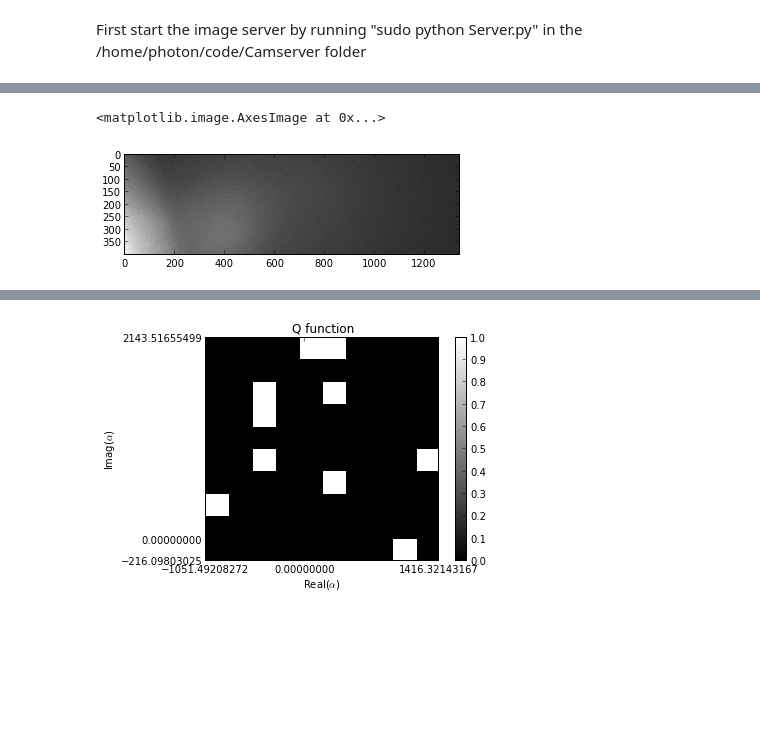
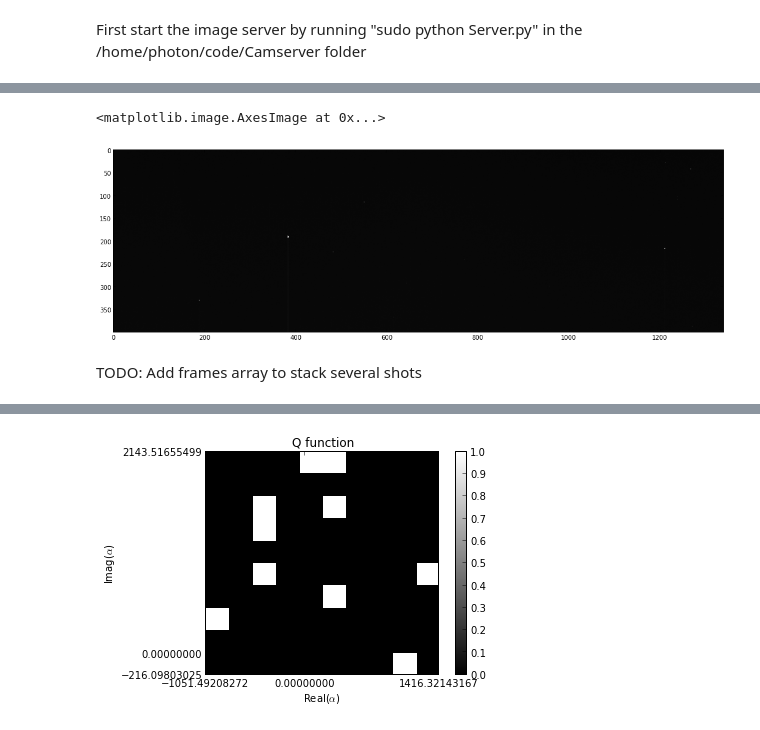
Before and after one commit to DawesLab/CCDimage, a Jupyter notebook: CCDimage-capture with qfunc and consolidated cells.ipynb, the cells around one changed output, grey strips where cells are left out. Cells and saved outputs as stored; diff of their text form; code cells hidden in the pictures; blank space fills up the shorter version.

Commit message:
added client/server code to image acquisition side of things

```diff
--- a/CCDimage-capture with qfunc and consolidated cells.ipynb
+++ b/CCDimage-capture with qfunc and consolidated cells.ipynb
@@ -22,7 +26,7 @@ def recv_array(socket, flags=0, copy=False, track=False):
     md = socket.recv_json(flags=flags)
     msg = socket.recv(flags=flags, copy=copy, track=track)
     buf = buffer(msg)
-    A = numpy.frombuffer(buf, dtype=md['dtype'])
+    A = frombuffer(buf, dtype=md['dtype'])
     return A.reshape(md['shape'])
 # %%
 REQUEST_TIMEOUT = 2500
@@ -58,2 +68,4 @@ if socks.get(client) == zmq.POLLIN:
+# %%
+pylab.rcParams['figure.figsize'] = (18.0, 8.0)
 # %%
 imshow(data_array)
@@ -60,22 +75,11 @@ imshow(data_array)
-# %%
-#Set user parameters
-frames = 10 #number of frames taken
-mmc.setExposure(30) #in ms
-
-#---------------------------------------------------------------
-
-#Automated capture process
-im = []
-for f in range (0, frames):
-
-    mmc.snapImage()
-    im.append(mmc.getImage())
-
-#Display one of the captured images
-imshow(im[0],cmap = cm.gray)
-# %% [output]
-<matplotlib.image.AxesImage at 0x...>
-[figure, removed]
+# %%
+#Display one of the captured images
+imshow(data_array,cmap = cm.gray)
+# %% [output]
+<matplotlib.image.AxesImage at 0x...>
+[figure, added]
+# %% [markdown]
+TODO: Add frames array to stack several shots
 # %%
 qbin = 10
 
```
Also changed, not shown: parts of 9 cells of this notebook.
